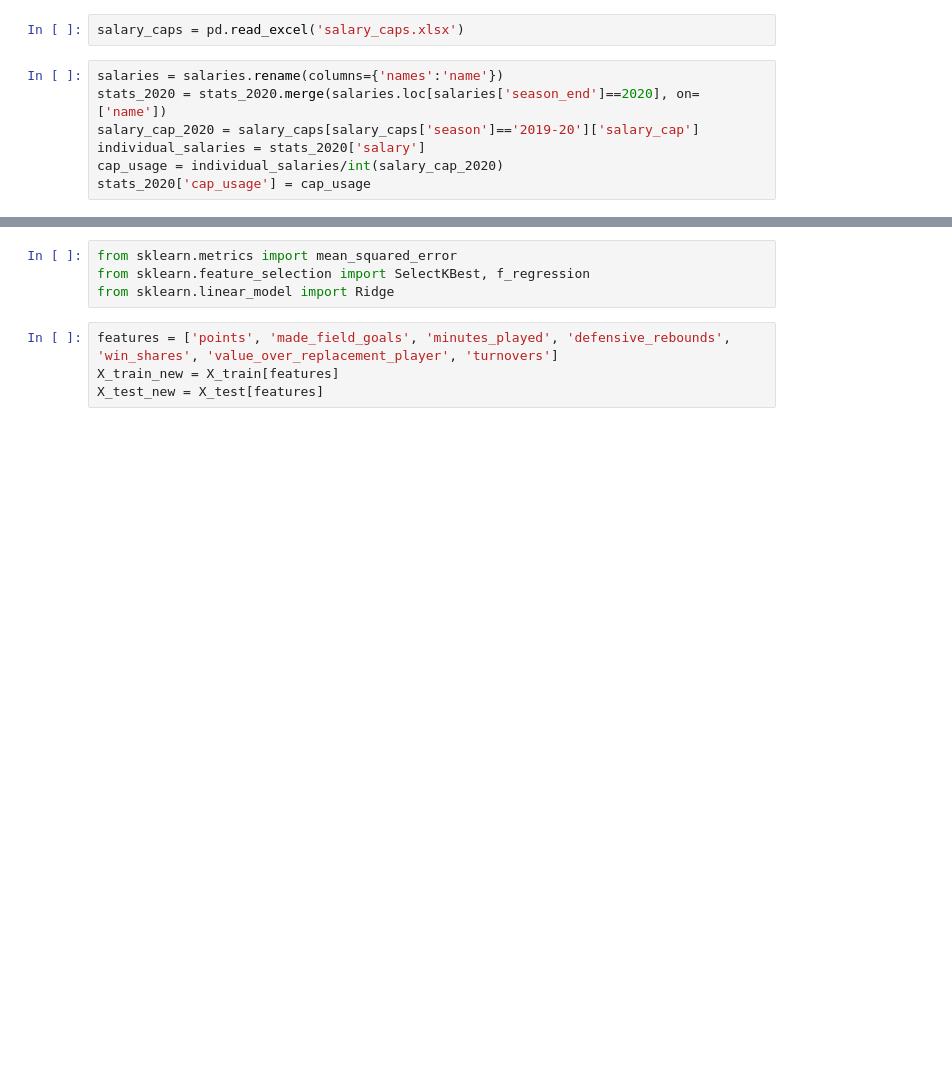
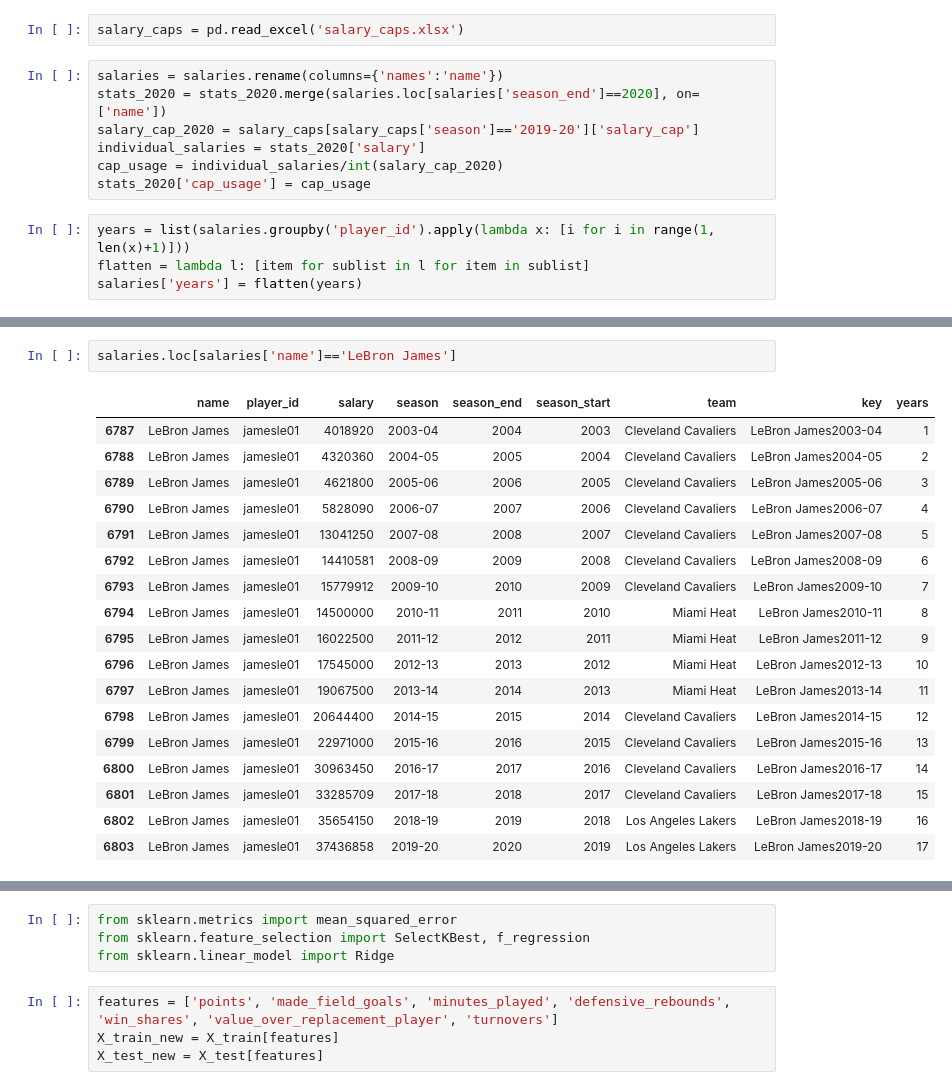
Before and after one commit to ZachLiu519/nba-model, a Jupyter notebook: model_building/Model_2/model3.ipynb, the cells around one changed output, grey strips where cells are left out. Saved outputs shown, nothing was run; the diff lists cells and outputs as text; blank space fills up the shorter version.

```diff
--- a/model_building/Model_2/model3.ipynb
+++ b/model_building/Model_2/model3.ipynb
@@ -21,3 +24,7 @@ salary_cap_2020 = salary_caps[salary_caps['season']=='2019-20']['salary_cap']
 individual_salaries = stats_2020['salary']
 cap_usage = individual_salaries/int(salary_cap_2020)
 stats_2020['cap_usage'] = cap_usage
+# %%
+years = list(salaries.groupby('player_id').apply(lambda x: [i for i in range(1, len(x)+1)]))
+flatten = lambda l: [item for sublist in l for item in sublist]
+salaries['years'] = flatten(years)
@@ -23,0 +40,21 @@ stats_2020['cap_usage'] = cap_usage
+# %%
+salaries.loc[salaries['name']=='LeBron James']
+# %% [output]
+|  | name | player_id | salary | season | season_end | season_start | team | key | years |
+| 6787 | LeBron James | jamesle01 | 4018920 | 2003-04 | 2004 | 2003 | Cleveland Cavaliers | LeBron James2003-04 | 1 |
+| 6788 | LeBron James | jamesle01 | 4320360 | 2004-05 | 2005 | 2004 | Cleveland Cavaliers | LeBron James2004-05 | 2 |
+| 6789 | LeBron James | jamesle01 | 4621800 | 2005-06 | 2006 | 2005 | Cleveland Cavaliers | LeBron James2005-06 | 3 |
+| 6790 | LeBron James | jamesle01 | 5828090 | 2006-07 | 2007 | 2006 | Cleveland Cavaliers | LeBron James2006-07 | 4 |
+| 6791 | LeBron James | jamesle01 | 13041250 | 2007-08 | 2008 | 2007 | Cleveland Cavaliers | LeBron James2007-08 | 5 |
+| 6792 | LeBron James | jamesle01 | 14410581 | 2008-09 | 2009 | 2008 | Cleveland Cavaliers | LeBron James2008-09 | 6 |
+| 6793 | LeBron James | jamesle01 | 15779912 | 2009-10 | 2010 | 2009 | Cleveland Cavaliers | LeBron James2009-10 | 7 |
+| 6794 | LeBron James | jamesle01 | 14500000 | 2010-11 | 2011 | 2010 | Miami Heat | LeBron James2010-11 | 8 |
+| 6795 | LeBron James | jamesle01 | 16022500 | 2011-12 | 2012 | 2011 | Miami Heat | LeBron James2011-12 | 9 |
+| 6796 | LeBron James | jamesle01 | 17545000 | 2012-13 | 2013 | 2012 | Miami Heat | LeBron James2012-13 | 10 |
+| 6797 | LeBron James | jamesle01 | 19067500 | 2013-14 | 2014 | 2013 | Miami Heat | LeBron James2013-14 | 11 |
+| 6798 | LeBron James | jamesle01 | 20644400 | 2014-15 | 2015 | 2014 | Cleveland Cavaliers | LeBron James2014-15 | 12 |
+| 6799 | LeBron James | jamesle01 | 22971000 | 2015-16 | 2016 | 2015 | Cleveland Cavaliers | LeBron James2015-16 | 13 |
+| 6800 | LeBron James | jamesle01 | 30963450 | 2016-17 | 2017 | 2016 | Cleveland Cavaliers | LeBron James2016-17 | 14 |
+| 6801 | LeBron James | jamesle01 | 33285709 | 2017-18 | 2018 | 2017 | Cleveland Cavaliers | LeBron James2017-18 | 15 |
+| 6802 | LeBron James | jamesle01 | 35654150 | 2018-19 | 2019 | 2018 | Los Angeles Lakers | LeBron James2018-19 | 16 |
+| 6803 | LeBron James | jamesle01 | 37436858 | 2019-20 | 2020 | 2019 | Los Angeles Lakers | LeBron James2019-20 | 17 |
```
Also changed, not shown: parts of 33 cells of this notebook.
